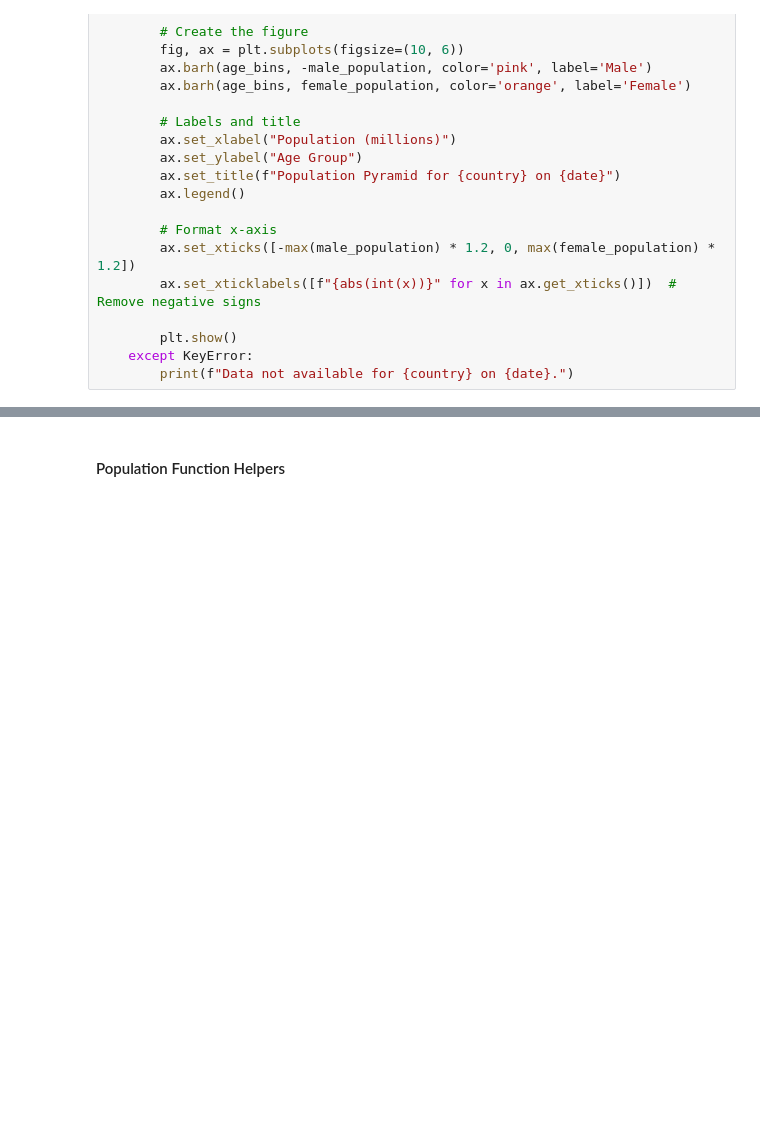
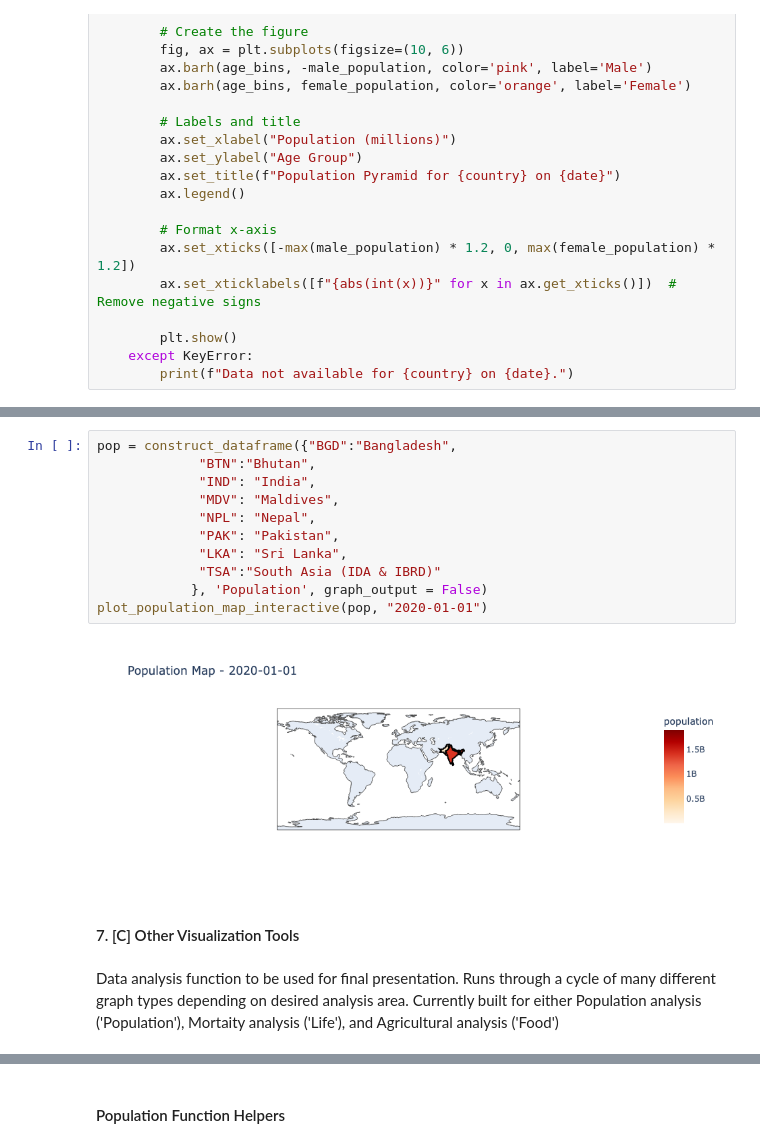
Before and after one commit to eitrager/eep153project, a Jupyter notebook: Deliverables.ipynb, the cells around one changed output, grey strips where cells are left out. Saved outputs shown, nothing was run; the diff lists cells and outputs as text; blank space fills up the shorter version.

Commit message:
Concise deliverable functions formatted and put together

```diff
--- a/Deliverables.ipynb
+++ b/Deliverables.ipynb
@@ -209,0 +326,17 @@ plot_population_pyramid(SA_pyramiddf, "Bangladesh", "2016-01-01")
+# %%
+pop = construct_dataframe({"BGD":"Bangladesh",
+             "BTN":"Bhutan",
+             "IND": "India",
+             "MDV": "Maldives",
+             "NPL": "Nepal",
+             "PAK": "Pakistan",
+             "LKA": "Sri Lanka",
+             "TSA":"South Asia (IDA & IBRD)"
+            }, 'Population', graph_output = False)
+plot_population_map_interactive(pop, "2020-01-01")
+# %% [output]
+[figure, added]
+# %% [markdown]
+#### 7. [C] Other Visualization Tools
+# %% [markdown]
+Data analysis function to be used for final presentation. Runs through a cycle of many different graph types depending on desired analysis area. Currently built for either Population analysis ('Population'), Mortaity analysis ('Life'), and Agricultural analysis ('Food')
```
Also changed, not shown: parts of 22 cells of this notebook.
